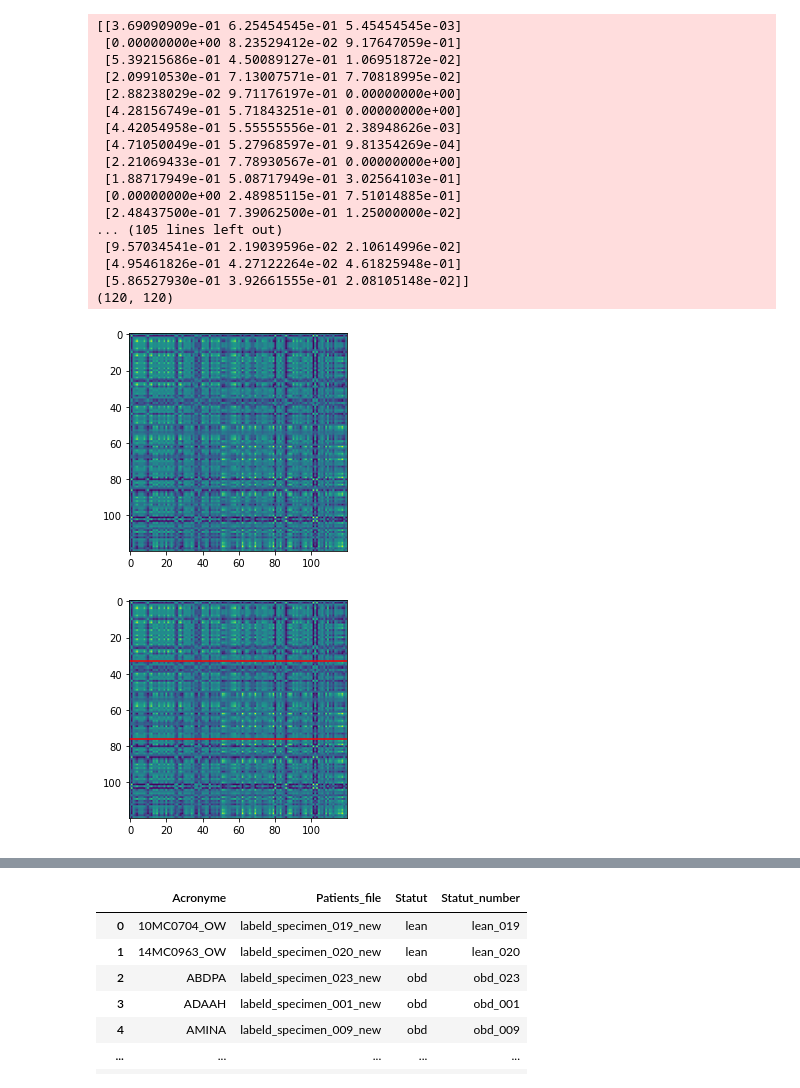
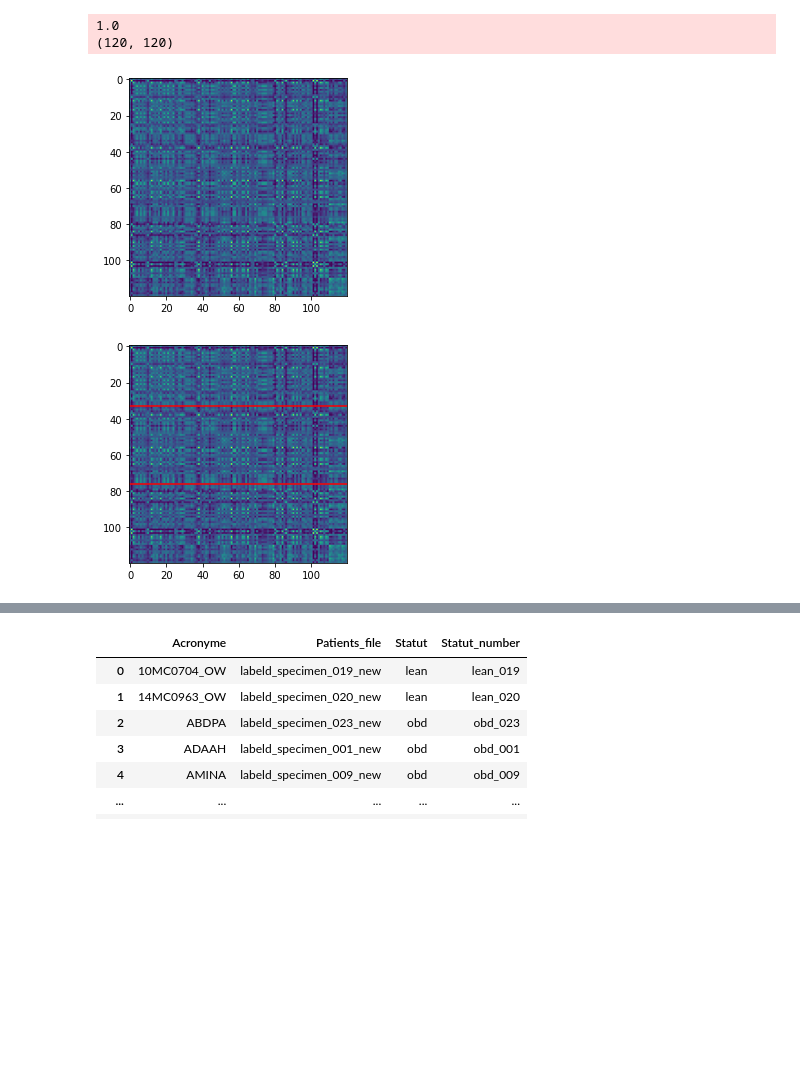
Before and after one commit to ElieElHachem/LDA_method_test, a Jupyter notebook: test_v3.ipynb, the cells around one changed output, grey strips where cells are left out. Saved outputs shown, nothing was run; the diff lists cells and outputs as text; code cells hidden in the pictures; blank space fills up the shorter version.

```diff
--- a/test_v3.ipynb
+++ b/test_v3.ipynb
@@ -1,11 +17,4 @@
 # %%
-import numpy as np
-import matplotlib.pyplot as plt
-#plt.style.use("ggplot")
-#plt.usetex = True
-from tqdm import tqdm
-
-
 diviser = 100
 vocabulary  = list(range(128))
 data_T4 = np.load('C:/Users/admin/Documents/Test_script_python/t4_int.npy', allow_pickle=True)[()]
@@ -31,7 +40,7 @@ for n in range (npatients):
 
 D = len(docs)        # number of documents
 V = len(vocabulary)  # size of the vocabulary
-T = 3             # number of topics
+T = 4             # number of topics
 
 alpha = 1 / T         # the parameter of the Dirichlet prior on the per-document topic distributions
 beta = 1 / T        # the parameter of the Dirichlet prior on the per-topic word distribution
@@ -65,49 +74,35 @@ for iteration in tqdm(range(20)):
             z = z_d_n[d][n]
 
             # decrement counts for word w with associated topic z
             theta_d_z[d][z] -= 1
             phi_z_w[z, w] -= 1
             n_z[z] -= 1
 
             # sample new topic from a multinomial according to our formular
             p_d_t = (theta_d_z[d] + alpha) / (n_d[d] - 1 + T * alpha)
             p_t_w = (phi_z_w[:, w] + beta) / (n_z + V * beta)
             p_z = p_d_t * p_t_w
             p_z /= np.sum(p_z)
-            new_z = np.random.multinomial(1, p_z).argmax()
+            #new_z = np.random.multinomial(1, p_z).argmax()
+            new_z = np.random.choice(len(p_z), 1, p=p_z)[0]
 
             # set z as the new topic and increment counts
             z_d_n[d][n] = new_z
             theta_d_z[d][new_z] += 1
             phi_z_w[new_z, w] += 1
             n_z[new_z] += 1
 
 
 norm_theta = theta_d_z.copy()
 ns = np.sum(theta_d_z, axis=1)
 for i in range(ns.shape[0]):
     norm_theta[i, :] /= ns[i]
-print(norm_theta)
+print(np.max(norm_theta))
 corr_matrix = np.dot(norm_theta, norm_theta.T)
 print(corr_matrix.shape)
 plt.imshow(corr_matrix)
 plt.show()
 # %% [output]
-[[3.69090909e-01 6.25454545e-01 5.45454545e-03]
- [0.00000000e+00 8.23529412e-02 9.17647059e-01]
- [5.39215686e-01 4.50089127e-01 1.06951872e-02]
- [2.09910530e-01 7.13007571e-01 7.70818995e-02]
- [2.88238029e-02 9.71176197e-01 0.00000000e+00]
- [4.28156749e-01 5.71843251e-01 0.00000000e+00]
- [4.42054958e-01 5.55555556e-01 2.38948626e-03]
- [4.71050049e-01 5.27968597e-01 9.81354269e-04]
- [2.21069433e-01 7.78930567e-01 0.00000000e+00]
- [1.88717949e-01 5.08717949e-01 3.02564103e-01]
- [0.00000000e+00 2.48985115e-01 7.51014885e-01]
- [2.48437500e-01 7.39062500e-01 1.25000000e-02]
-... (105 lines left out)
- [9.57034541e-01 2.19039596e-02 2.10614996e-02]
- [4.95461826e-01 4.27122264e-02 4.61825948e-01]
- [5.86527930e-01 3.92661555e-01 2.08105148e-02]]
+1.0
 (120, 120)
-[figure, old version]
+[figure, new version]
@@ -117,4 +115,4 @@ plt.axhline(y=33, color = 'r')
 plt.axhline(y=76, color = 'r')
 plt.show()
 # %% [output]
-[figure, old version]
+[figure, new version]
```
Also changed, not shown: parts of 10 cells of this notebook.
